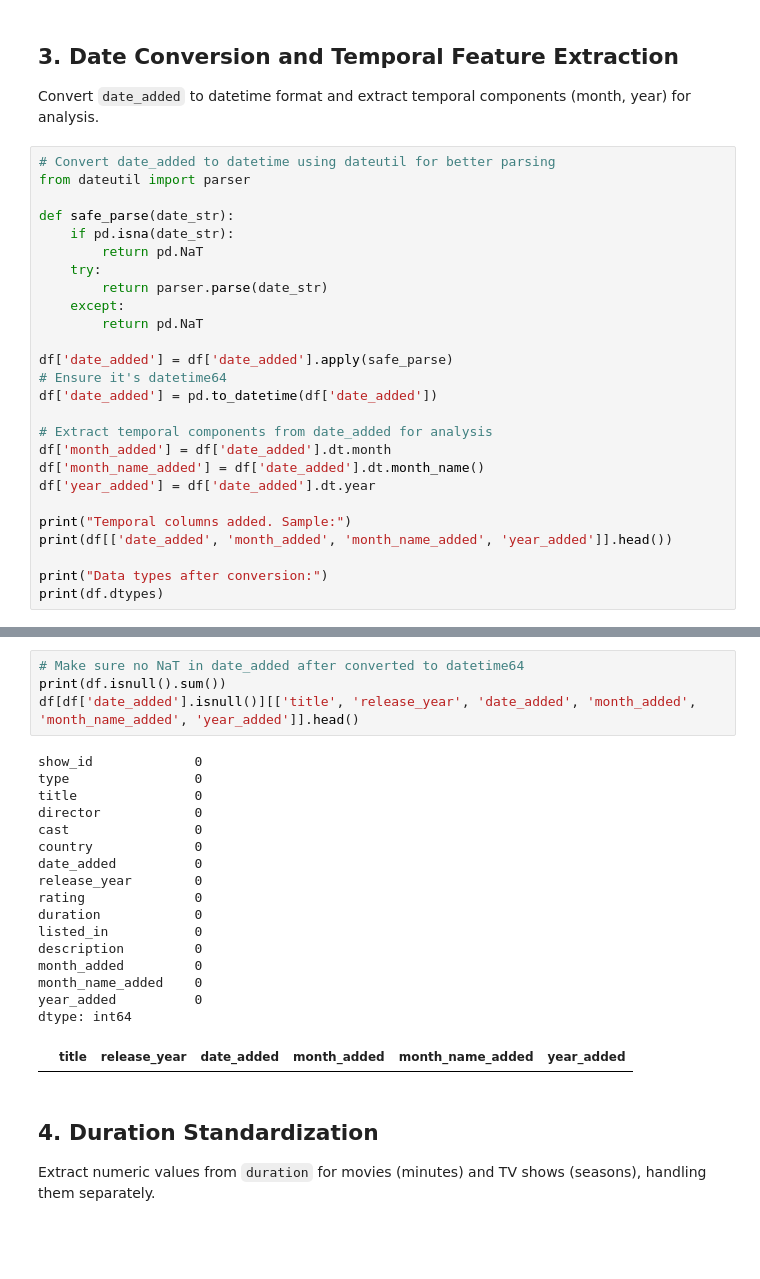
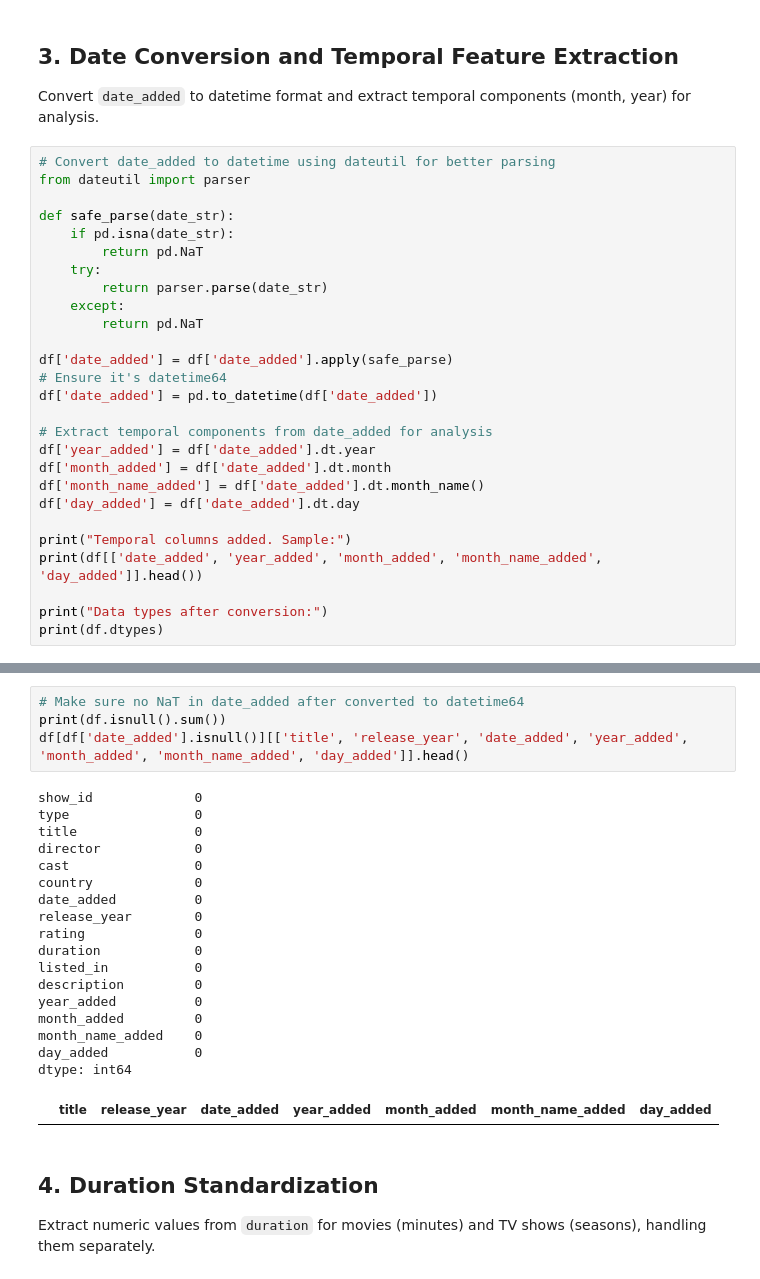
Before and after one commit to hongwei-cai/Netflix-Data-Wrangling-Exploration-Metadata-Enrichment, a Jupyter notebook: data_cleaning_and_preprocessing.ipynb, the cells around one changed output, grey strips where cells are left out. Cells and saved outputs as stored; diff of their text form; blank space fills up the shorter version.

```diff
--- a/data_cleaning_and_preprocessing.ipynb
+++ b/data_cleaning_and_preprocessing.ipynb
@@ -134,12 +134,13 @@ df['date_added'] = df['date_added'].apply(safe_parse)
 df['date_added'] = pd.to_datetime(df['date_added'])
 
 # Extract temporal components from date_added for analysis
+df['year_added'] = df['date_added'].dt.year
 df['month_added'] = df['date_added'].dt.month
 df['month_name_added'] = df['date_added'].dt.month_name()
-df['year_added'] = df['date_added'].dt.year
+df['day_added'] = df['date_added'].dt.day
 
 print("Temporal columns added. Sample:")
-print(df[['date_added', 'month_added', 'month_name_added', 'year_added']].head())
+print(df[['date_added', 'year_added', 'month_added', 'month_name_added', 'day_added']].head())
 
 print("Data types after conversion:")
 print(df.dtypes)
@@ -164,25 +165,26 @@ dtype: object
 # %%
 # Make sure no NaT in date_added after converted to datetime64
 print(df.isnull().sum())
-df[df['date_added'].isnull()][['title', 'release_year', 'date_added', 'month_added', 'month_name_added', 'year_added']].head()
+df[df['date_added'].isnull()][['title', 'release_year', 'date_added', 'year_added', 'month_added', 'month_name_added', 'day_added']].head()
 # %% [output]
 show_id             0
 type                0
 title               0
 director            0
 cast                0
 country             0
 date_added          0
 release_year        0
 rating              0
 duration            0
 listed_in           0
 description         0
+year_added          0
 month_added         0
 month_name_added    0
-year_added          0
+day_added           0
 dtype: int64
-|  | title | release_year | date_added | month_added | month_name_added | year_added |
+|  | title | release_year | date_added | year_added | month_added | month_name_added | day_added |
 # %% [markdown]
 ## 4. Duration Standardization
 
```
Also changed, not shown: parts of 2 cells of this notebook, 8 other files.
